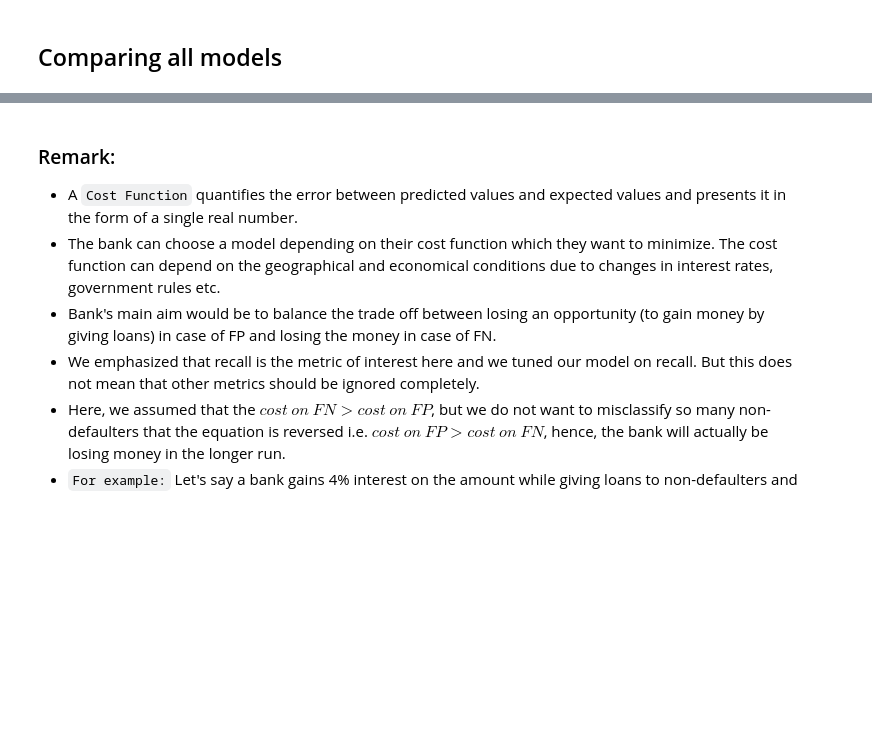
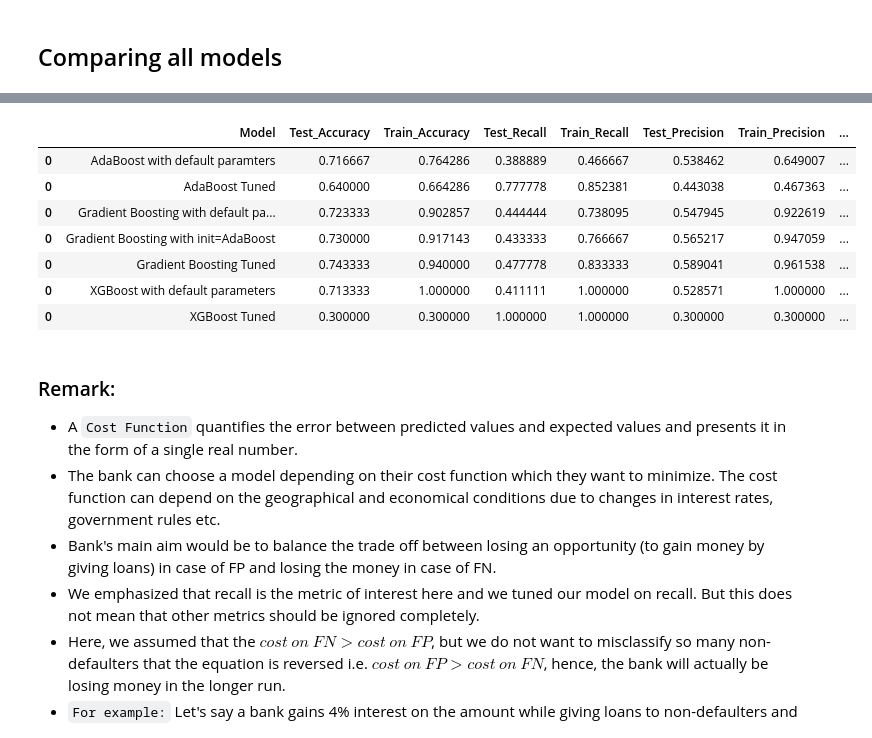
Before and after one commit to assignarc/AI-ML-Experiments, a Jupyter notebook: W10-EnsambleLearning-Boosting/CreditDefault/Ensemble_Boosting_Notebook.ipynb, the cells around one changed output, grey strips where cells are left out. Saved outputs shown, nothing was run; the diff lists cells and outputs as text; code cells hidden in the pictures; blank space fills up the shorter version.

```diff
--- a/W10-EnsambleLearning-Boosting/CreditDefault/Ensemble_Boosting_Notebook.ipynb
+++ b/W10-EnsambleLearning-Boosting/CreditDefault/Ensemble_Boosting_Notebook.ipynb
@@ -742,3 +671,34 @@ for model in models:
+# %%
+# defining list of models
+models = [abc, abc_tuned, gbc, gbc_init, gbc_tuned, xgb, xgb_tuned]
+model_names = ['AdaBoost with default paramters','AdaBoost Tuned',
+                                          'Gradient Boosting with default parameters','Gradient Boosting with init=AdaBoost',
+                                          'Gradient Boosting Tuned','XGBoost with default parameters','XGBoost Tuned']
+
+result = pd.DataFrame()
+
+
+for model, model_name in zip(models, model_names):
+    test_perf = DT.model_performance_classification(model,X_test,y_test,False,"Test Performance").add_prefix("Test_")
+    test_perf['Model'] = model_name
+    # display(test_perf)
+    train_perf = DT.model_performance_classification(model,X_train,y_train,False,"Training Performance").add_prefix("Train_")
+    train_perf['Model'] = model_name
+    # display(train_perf)
+    result = pd.concat([result,test_perf.merge(train_perf, how="inner", on="Model")], ignore_index=False)
+
+columns = ['Model','Test_Accuracy','Train_Accuracy', 'Test_Recall', 'Train_Recall','Test_Precision',  'Train_Precision','Test_F1',   'Train_F1']
+result = result[columns]
+display(result)
+# %% [output]
+|  | Model | Test_Accuracy | Train_Accuracy | Test_Recall | Train_Recall | Test_Precision | Train_Precision | ... |
+| 0 | AdaBoost with default paramters | 0.716667 | 0.764286 | 0.388889 | 0.466667 | 0.538462 | 0.649007 | ... |
+| 0 | AdaBoost Tuned | 0.640000 | 0.664286 | 0.777778 | 0.852381 | 0.443038 | 0.467363 | ... |
+| 0 | Gradient Boosting with default pa... | 0.723333 | 0.902857 | 0.444444 | 0.738095 | 0.547945 | 0.922619 | ... |
+| 0 | Gradient Boosting with init=AdaBoost | 0.730000 | 0.917143 | 0.433333 | 0.766667 | 0.565217 | 0.947059 | ... |
+| 0 | Gradient Boosting Tuned | 0.743333 | 0.940000 | 0.477778 | 0.833333 | 0.589041 | 0.961538 | ... |
+| 0 | XGBoost with default parameters | 0.713333 | 1.000000 | 0.411111 | 1.000000 | 0.528571 | 1.000000 | ... |
+| 0 | XGBoost Tuned | 0.300000 | 0.300000 | 1.000000 | 1.000000 | 0.300000 | 0.300000 | ... |
 # %% [markdown]
 ### Remark:
 - A `Cost Function` quantifies the error between predicted values and expected values and presents it in the form of a single real number.
```
Also changed, not shown: parts of 8 cells of this notebook, 2 other files.
